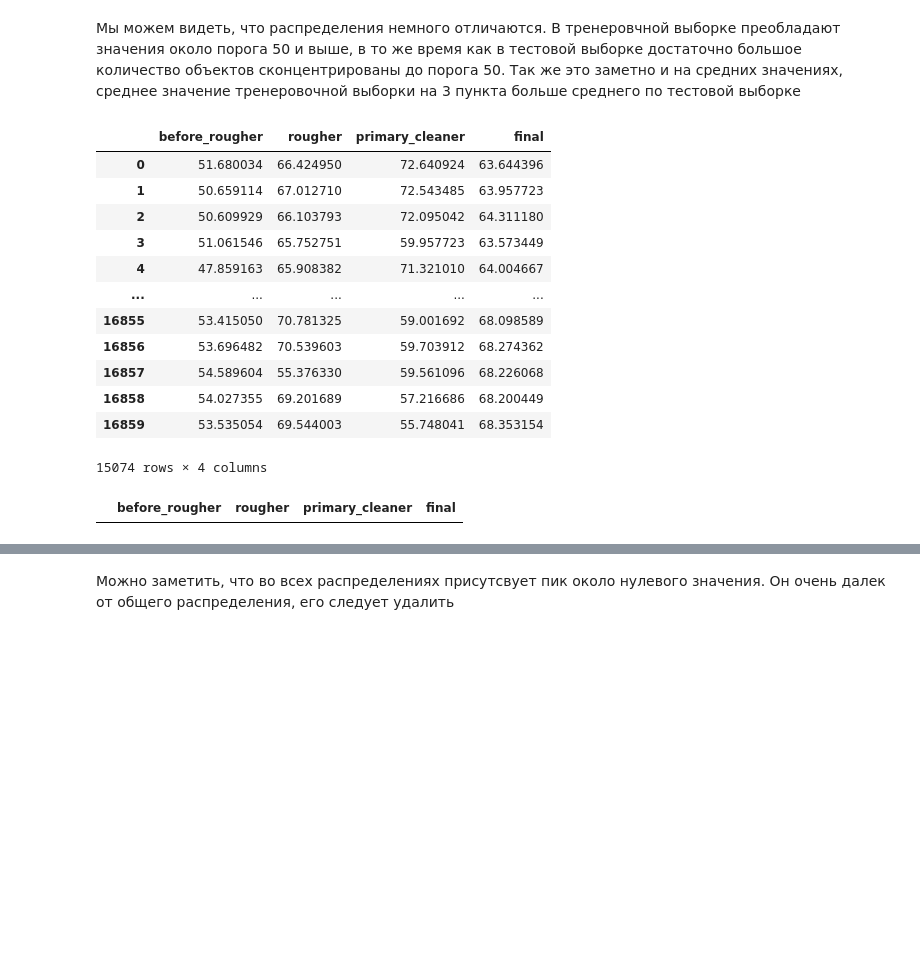
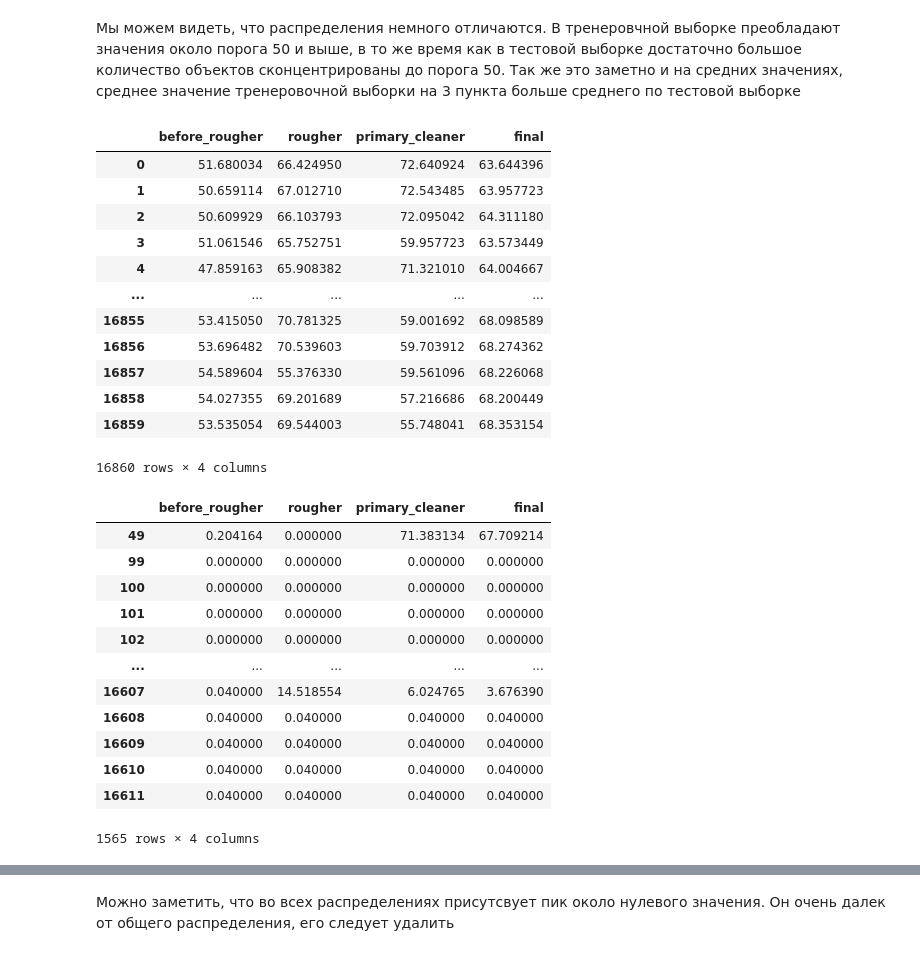
Before and after one commit to Stuksus/Gold-recovery, a Jupyter notebook: gold_recovery.ipynb, the cells around one changed output, grey strips where cells are left out. Saved outputs shown, nothing was run; the diff lists cells and outputs as text; code cells hidden in the pictures; blank space fills up the shorter version.

```diff
--- a/gold_recovery.ipynb
+++ b/gold_recovery.ipynb
@@ -155,7 +159,7 @@ step,"\n",type_step,"\n",data
 imputer = KNNImputer()
 without_nan = pd.DataFrame(data = imputer.fit_transform(train_frame.drop(['date'],axis = 1)),
              columns= train_frame.drop(['date'],axis = 1).columns,
-             index = train_frame.drop(['date'],axis = 1).index)
+             index = train_frame.index)
 # %%
 def remove_ouliers(frame,column):
     q25=np.array(frame[column].quantile(0.25))
@@ -274,11 +278,23 @@ sum_values
 | 16857 | 54.589604 | 55.376330 | 59.561096 | 68.226068 |
 | 16858 | 54.027355 | 69.201689 | 57.216686 | 68.200449 |
 | 16859 | 53.535054 | 69.544003 | 55.748041 | 68.353154 |
-15074 rows × 4 columns
+16860 rows × 4 columns
 # %%
-sum_values.query("before_rougher == 0")
+sum_values.query("before_rougher < 5")
 # %% [output]
 |  | before_rougher | rougher | primary_cleaner | final |
+| 49 | 0.204164 | 0.000000 | 71.383134 | 67.709214 |
+| 99 | 0.000000 | 0.000000 | 0.000000 | 0.000000 |
+| 100 | 0.000000 | 0.000000 | 0.000000 | 0.000000 |
+| 101 | 0.000000 | 0.000000 | 0.000000 | 0.000000 |
+| 102 | 0.000000 | 0.000000 | 0.000000 | 0.000000 |
+| ... | ... | ... | ... | ... |
+| 16607 | 0.040000 | 14.518554 | 6.024765 | 3.676390 |
+| 16608 | 0.040000 | 0.040000 | 0.040000 | 0.040000 |
+| 16609 | 0.040000 | 0.040000 | 0.040000 | 0.040000 |
+| 16610 | 0.040000 | 0.040000 | 0.040000 | 0.040000 |
+| 16611 | 0.040000 | 0.040000 | 0.040000 | 0.040000 |
+1565 rows × 4 columns
 # %%
 fig,ax = plt.subplots(4,1,figsize = (20,30))
 
```
Also changed, not shown: parts of 8 cells of this notebook.
